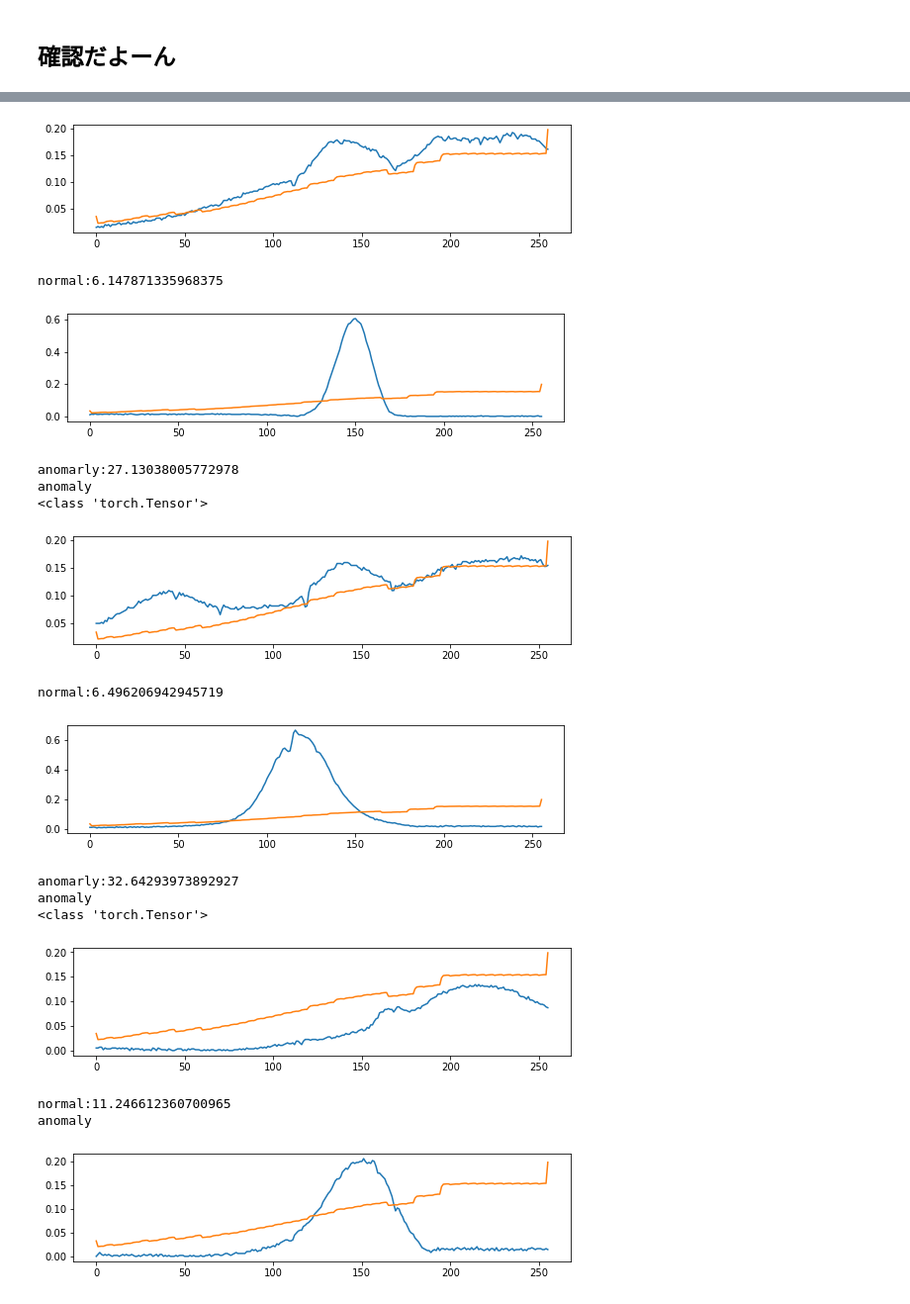
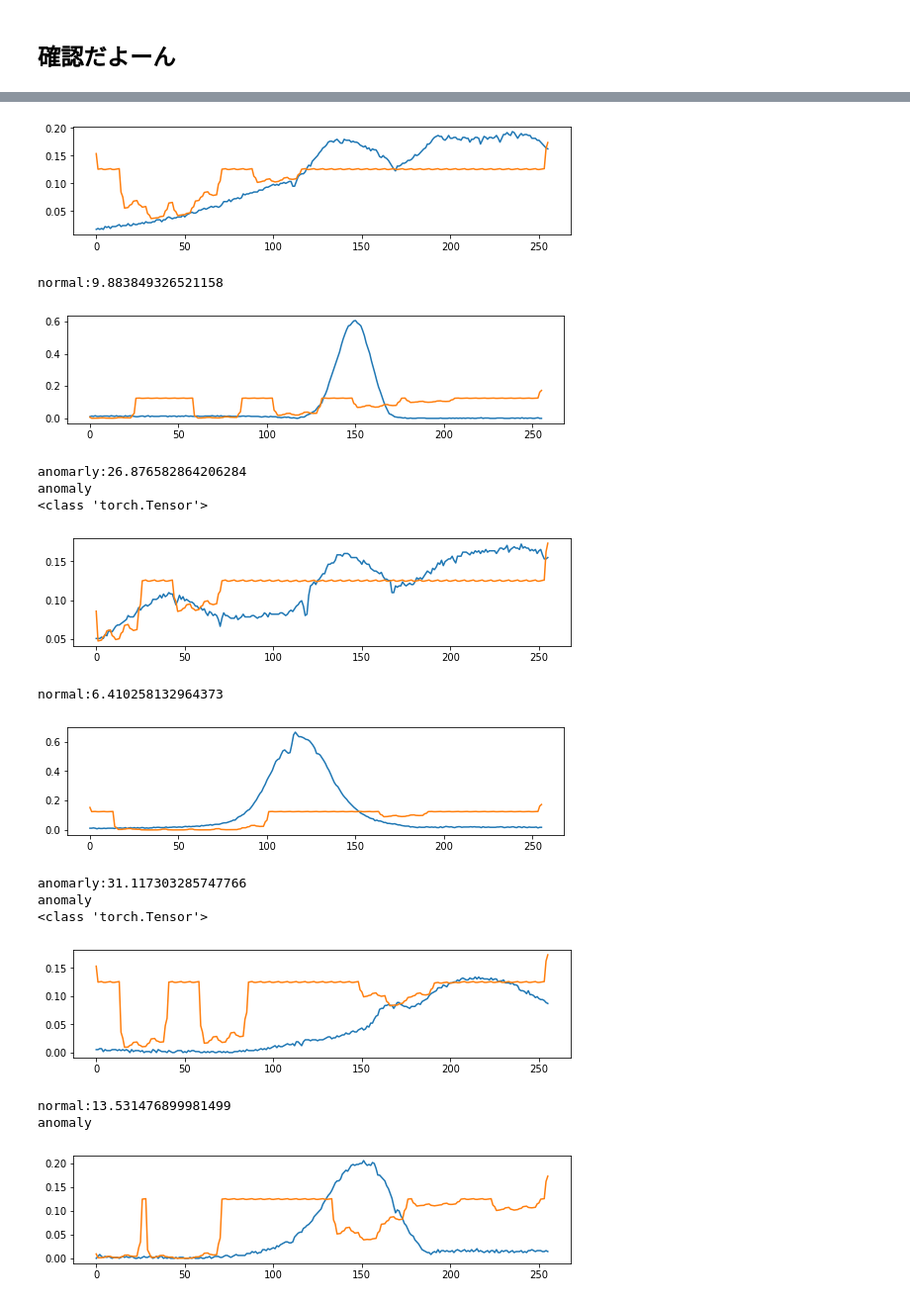
Before and after one commit to YukiHorikawaa/AutoEncoder, a Jupyter notebook: VAE .ipynb, the cells around one changed output, grey strips where cells are left out. Shown at 99% size. Cells and saved outputs as stored; diff of their text form; code cells hidden in the pictures.

```diff
--- a/VAE .ipynb
+++ b/VAE .ipynb
@@ -130,3 +69,35 @@ class AE(nn.Module):
 ## モデル作成
 # %% [markdown]
 ## モデル学習
+# %%
+#netよう
+z_dim = 8
+device = torch.device("cuda" if torch.cuda.is_available() else "cpu")
+model = modelVAE.VAE_cnn_drop_net(z_dim, device).to(device)
+# optimizer = optim.Adam(model.parameters(), lr=0.001)
+optimizer = torch.optim.Adam(model.parameters(), lr = 1e-3, weight_decay = 1e-5)
+input_data = torch.from_numpy(data.astype(np.float32)).clone()
+input_test_data = torch.from_numpy(test_data.astype(np.float32)).clone()
+
+model.train()
+loss_list = []
+cnt = 0
+for epoch in input_data:
+    losses = []
+    cnt += 1
+    for x in epoch:
+        x = x.to(device) # データをGPUにのせる
+        loss, z, y = model(x, device) # 損失関数の値 loss 、潜在ベクトル z 、再構築画像 y を出力
+        model.zero_grad() # モデルの勾配を初期化
+        loss.backward() # モデル内のパラメータの勾配を計算
+        optimizer.step() # 最適化を実行
+        losses.append(loss.cpu().detach().numpy()) # ミニバッチの損失を記録
+    loss_list.append(np.average(losses)) # バッチ全体の損失を登録
+    print("EPOCH: {} loss: {}".format(cnt, np.average(losses)))
+    # for x in input_test_data:
+    #     KL_loss, reconstruction_loss = model.loss(x)
+    #     loss = KL_loss + reconstruction_loss
+    #     losses_val.append(loss.cpu().detach().numpy())
+
+    # print('EPOCH:%d, Train Lower Bound:%lf, (%lf, %lf), Valid Lower Bound:%lf' %
+    #     (epoch+1, np.average(losses), np.average(KL_losses), np.average(reconstruction_losses)))
@@ -174,7 +164,8 @@ ModelEdit.save_model(model, model_name)
 # num = 5
 data0 =  torch.from_numpy((test_data[0]).astype(np.float32)).clone()
 data0 = data0[np.newaxis, np.newaxis, :]
-recon, _ = model(data0)
+loss, z, recon = model(data0, device)
+# recon, _ = model(data0)
 recon = recon.detach()
 print(recon)
 
@@ -186,7 +177,8 @@ for i in range(anomaly_data.shape[0]):
         plt.figure(figsize=(9, 2))
         # data = data0.numpy()
         input_data = data0[np.newaxis, np.newaxis, :]
-        recon,_ = model(input_data)
+        # recon,_ = model(input_data)
+        loss, z, recon = model(input_data, device)
         recon = recon.detach().numpy()
         plt.plot(data0.numpy())
         plt.plot(recon.flatten())
@@ -200,7 +192,8 @@ for i in range(anomaly_data.shape[0]):
         plt.figure(figsize=(9, 2))
         # data = test0.numpy()
         input_data = test0[np.newaxis, np.newaxis, :]
-        recon,_ = model(input_data)
+        # recon,_ = model(input_data)
+        loss, z, recon = model(input_data, device)
         recon = recon.detach().numpy()
         plt.plot(test0.numpy(),label="testdata")
         plt.plot(recon.flatten(),label="recondata")
@@ -230,18 +223,18 @@ tensor([[[0.0324, 0.0206, 0.0209, 0.0213, 0.0212, 0.0225, 0.0238, 0.0242,
 <class 'torch.Tensor'>
-[figure, old version]
+[figure, new version]
-normal:6.147871335968375
+normal:9.883849326521158
-[figure, old version]
+[figure, new version]
-anomarly:27.13038005772978
+anomarly:26.876582864206284
 anomaly
 <class 'torch.Tensor'>
-[figure, old version]
+[figure, new version]
-normal:6.496206942945719
+normal:6.410258132964373
-[figure, old version]
+[figure, new version]
-anomarly:32.64293973892927
+anomarly:31.117303285747766
 anomaly
 <class 'torch.Tensor'>
-[figure, old version]
+[figure, new version]
-normal:11.246612360700965
+normal:13.531476899981499
 anomaly
-[figure, old version]
+[figure, new version]
 ... (10 outputs left out)
```
Also changed, not shown: parts of 7 cells of this notebook, 1 other file.
